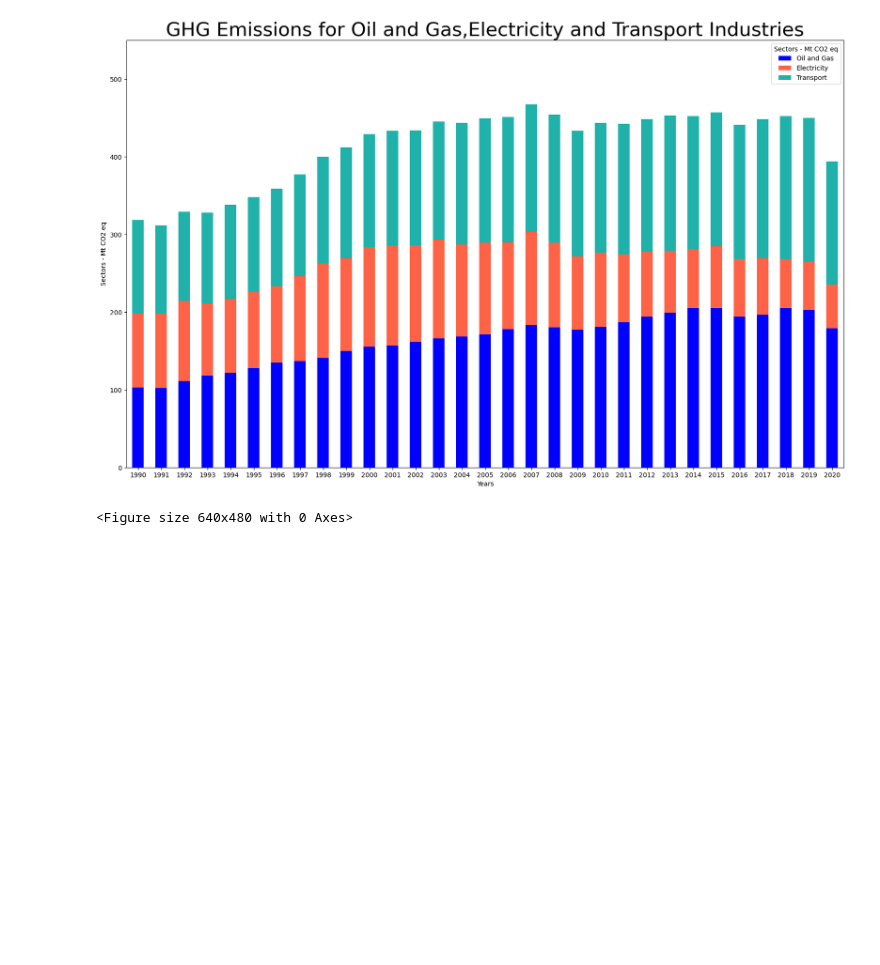
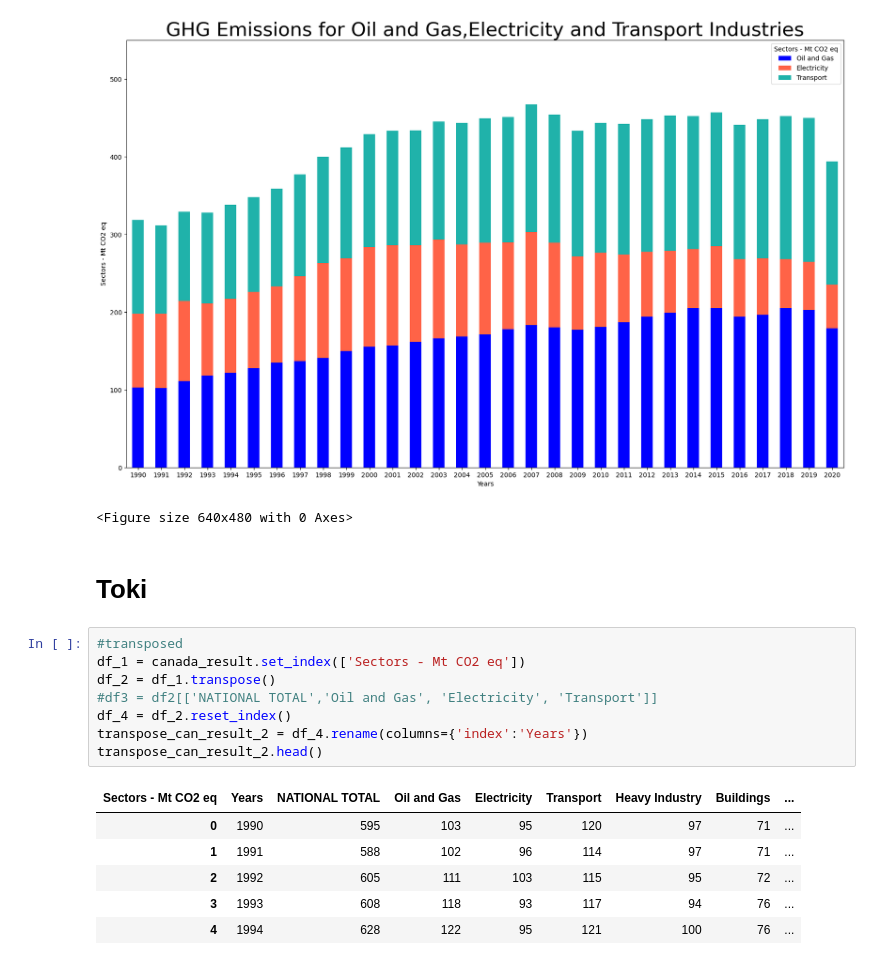
Before and after one commit to fabiomarcullo/Project_1_Climate_Action_Goals, a Jupyter notebook: Project_Sustainability_Data.ipynb, the cells around one changed output. Drawn from its saved outputs; the diff is of its cells as text; blank space fills up the shorter version.

```diff
--- a/Project_Sustainability_Data.ipynb
+++ b/Project_Sustainability_Data.ipynb
@@ -295,3 +295,20 @@ plt.tight_layout()
 # %% [output]
 [figure]
 <Figure size 640x480 with 0 Axes>
+# %% [markdown]
+# Toki
+# %%
+#transposed
+df_1 = canada_result.set_index(['Sectors - Mt CO2 eq'])
+df_2 = df_1.transpose()
+#df3 = df2[['NATIONAL TOTAL','Oil and Gas', 'Electricity', 'Transport']]
+df_4 = df_2.reset_index()
+transpose_can_result_2 = df_4.rename(columns={'index':'Years'})
+transpose_can_result_2.head()
+# %% [output]
+| Sectors - Mt CO2 eq | Years | NATIONAL TOTAL | Oil and Gas | Electricity | Transport | Heavy Industry | Buildings | ... |
+| 0 | 1990 | 595 | 103 | 95 | 120 | 97 | 71 | ... |
+| 1 | 1991 | 588 | 102 | 96 | 114 | 97 | 71 | ... |
+| 2 | 1992 | 605 | 111 | 103 | 115 | 95 | 72 | ... |
+| 3 | 1993 | 608 | 118 | 93 | 117 | 94 | 76 | ... |
+| 4 | 1994 | 628 | 122 | 95 | 121 | 100 | 76 | ... |
```
Also changed, not shown: parts of 1 cell of this notebook.
